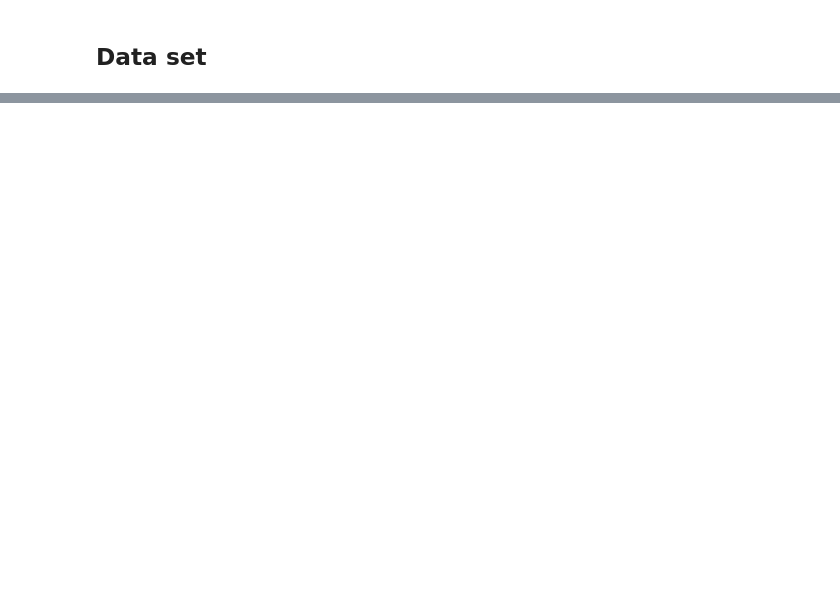
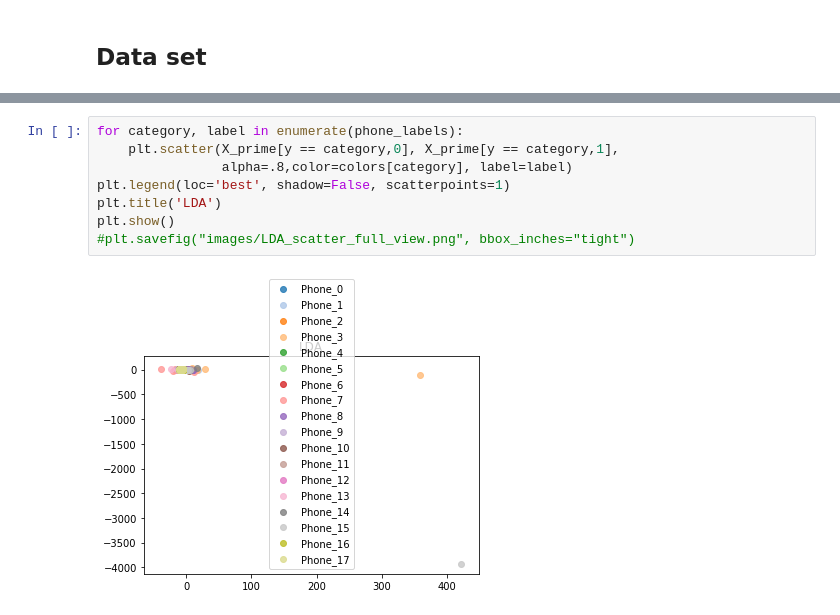
Before and after one commit to Fluzzroz/Contxtful-phone-model, a Jupyter notebook: Solution.ipynb, the cells around one changed output, grey strips where cells are left out. Cells and saved outputs as stored; diff of their text form; blank space fills up the shorter version.

```diff
--- a/Solution.ipynb
+++ b/Solution.ipynb
@@ -42,0 +148,10 @@ plt.show()
+# %%
+for category, label in enumerate(phone_labels):
+    plt.scatter(X_prime[y == category,0], X_prime[y == category,1],
+                alpha=.8,color=colors[category], label=label)
+plt.legend(loc='best', shadow=False, scatterpoints=1)
+plt.title('LDA')
+plt.show()
+#plt.savefig("images/LDA_scatter_full_view.png", bbox_inches="tight")
+# %% [output]
+[figure, added]
```
Also changed, not shown: parts of 66 cells of this notebook, 29 other files.
